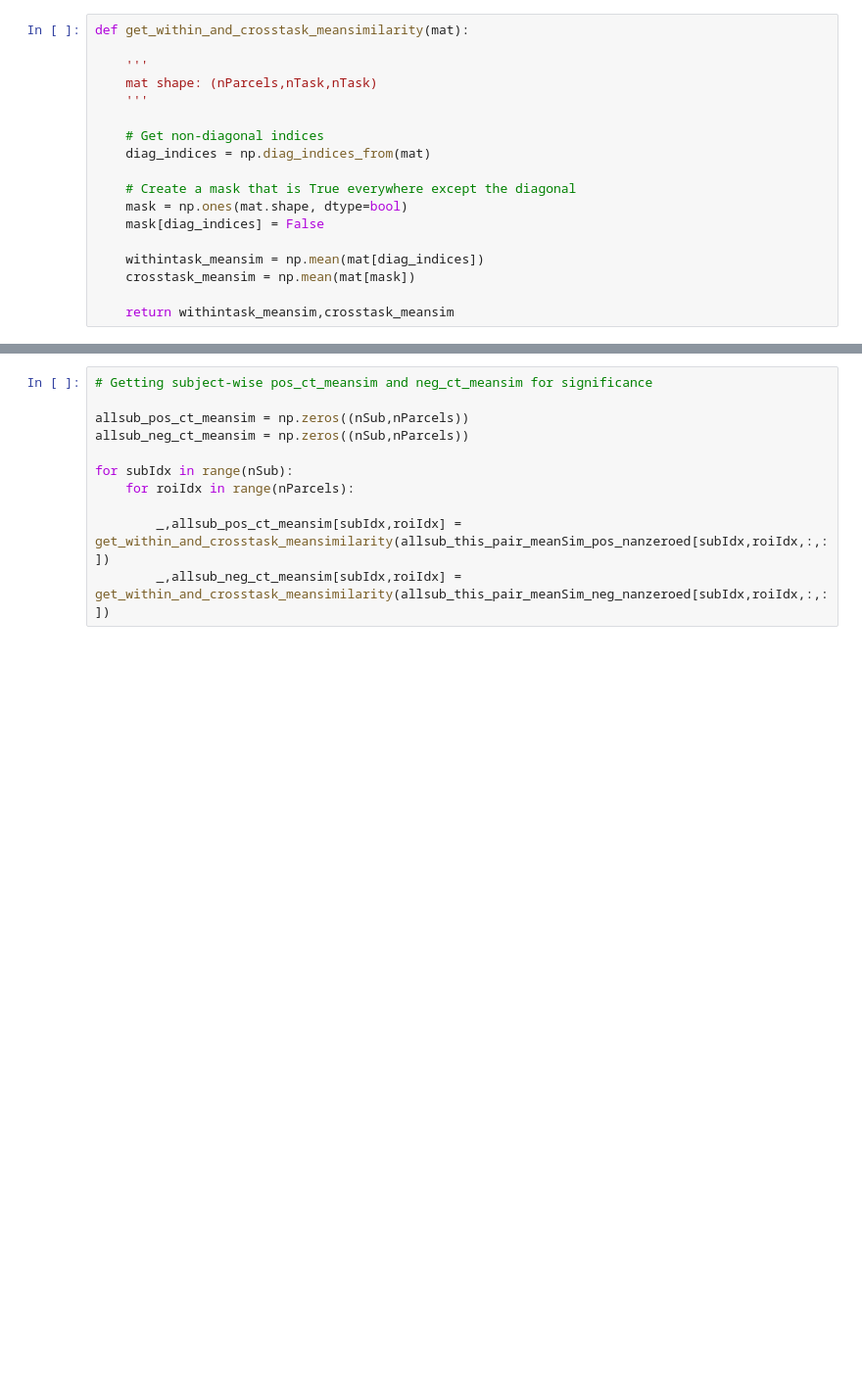
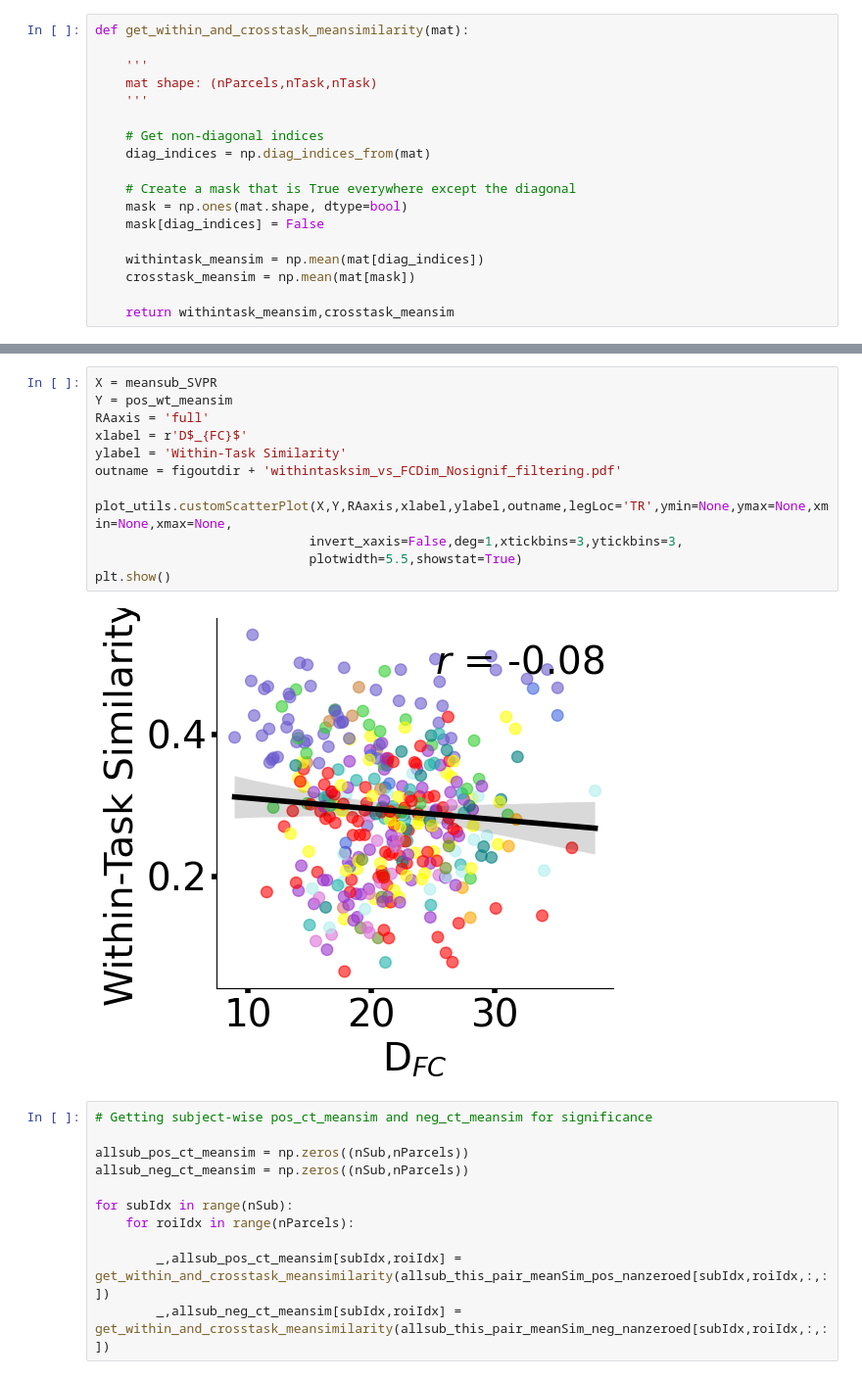
Before and after one commit to LakshmanChakravarthy/multitask_generalization, a Jupyter notebook: notebooks/Figure4.ipynb, the cells around one changed output, grey strips where cells are left out. Shown at 98% size. Saved outputs shown, nothing was run; the diff lists cells and outputs as text; blank space fills up the shorter version.

```diff
--- a/notebooks/Figure4.ipynb
+++ b/notebooks/Figure4.ipynb
@@ -1607,3 +942,17 @@ for roiIdx in range(nParcels):
+# %%
+X = meansub_SVPR
+Y = pos_wt_meansim
+RAaxis = 'full'
+xlabel = r'D$_{FC}$'
+ylabel = 'Within-Task Similarity'
+outname = figoutdir + 'withintasksim_vs_FCDim_Nosignif_filtering.pdf'
+
+plot_utils.customScatterPlot(X,Y,RAaxis,xlabel,ylabel,outname,legLoc='TR',ymin=None,ymax=None,xmin=None,xmax=None,
+                            invert_xaxis=False,deg=1,xtickbins=3,ytickbins=3,
+                            plotwidth=5.5,showstat=True)
+plt.show()
+# %% [output]
+[figure, added]
 # %%
 # Getting subject-wise pos_ct_meansim and neg_ct_meansim for significance
 
```
Also changed, not shown: parts of 47 cells of this notebook, 29 other files.
